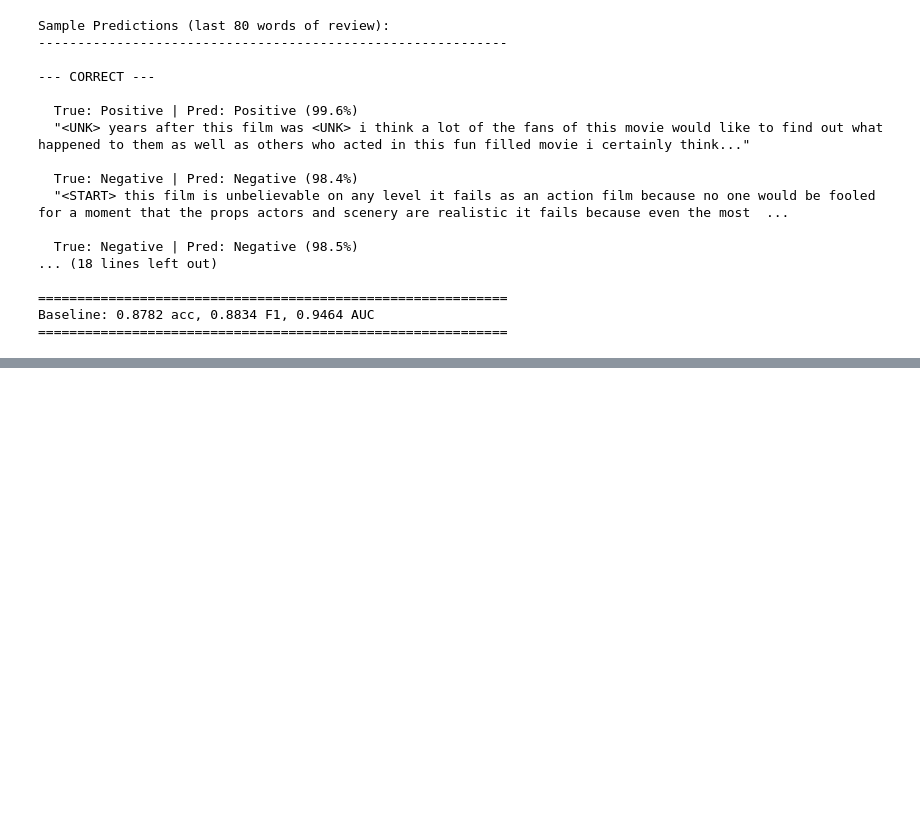
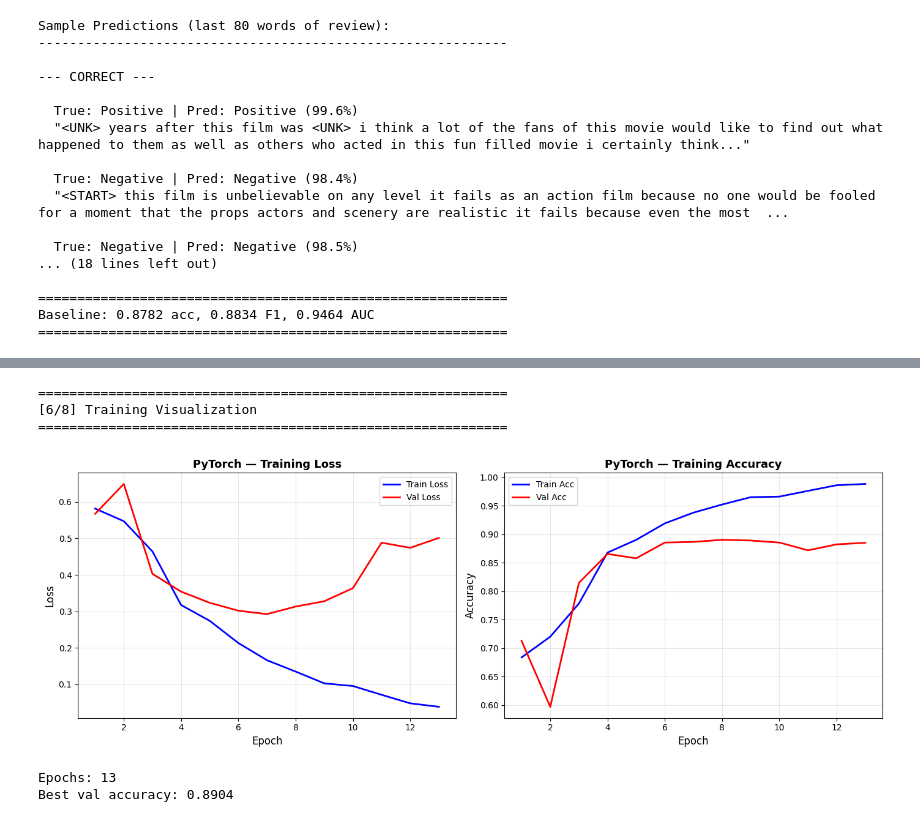
Before and after one commit to GoudyMT/ml-framework-comparison, a Jupyter notebook: PyTorch/13-lstm/pipeline_imdb.ipynb, the cells around one changed output, grey strips where cells are left out. Drawn from its saved outputs; the diff is of its cells as text; code cells hidden in the pictures; blank space fills up the shorter version.

```diff
--- a/PyTorch/13-lstm/pipeline_imdb.ipynb
+++ b/PyTorch/13-lstm/pipeline_imdb.ipynb
@@ -352,0 +576,25 @@ Baseline: 0.8782 acc, 0.8834 F1, 0.9464 AUC
+# %%
+# Step 6: Training Visualization
+"""
+Training curves for the best model (LSTM-128, max_length=300).
+Using the sweep results model which matches our baseline.
+"""
+
+print("=" * 60)
+print("[6/8] Training Visualization")
+print("=" * 60)
+
+best_hist = sweep_results['LSTM-128 (2L)']['hist']
+
+plot_training_history(best_hist, framework=FRAMEWORK,
+                      save_path=f'{RESULTS_DIR}/training_history.png')
+
+print(f"Epochs: {best_hist['epochs']}")
+print(f"Best val accuracy: {best_hist['best_val_acc']:.4f}")
+# %% [output]
+============================================================
+[6/8] Training Visualization
+============================================================
+[figure, added]
+Epochs: 13
+Best val accuracy: 0.8904
```
Also changed, not shown: parts of 4 cells of this notebook, 4 other files.
